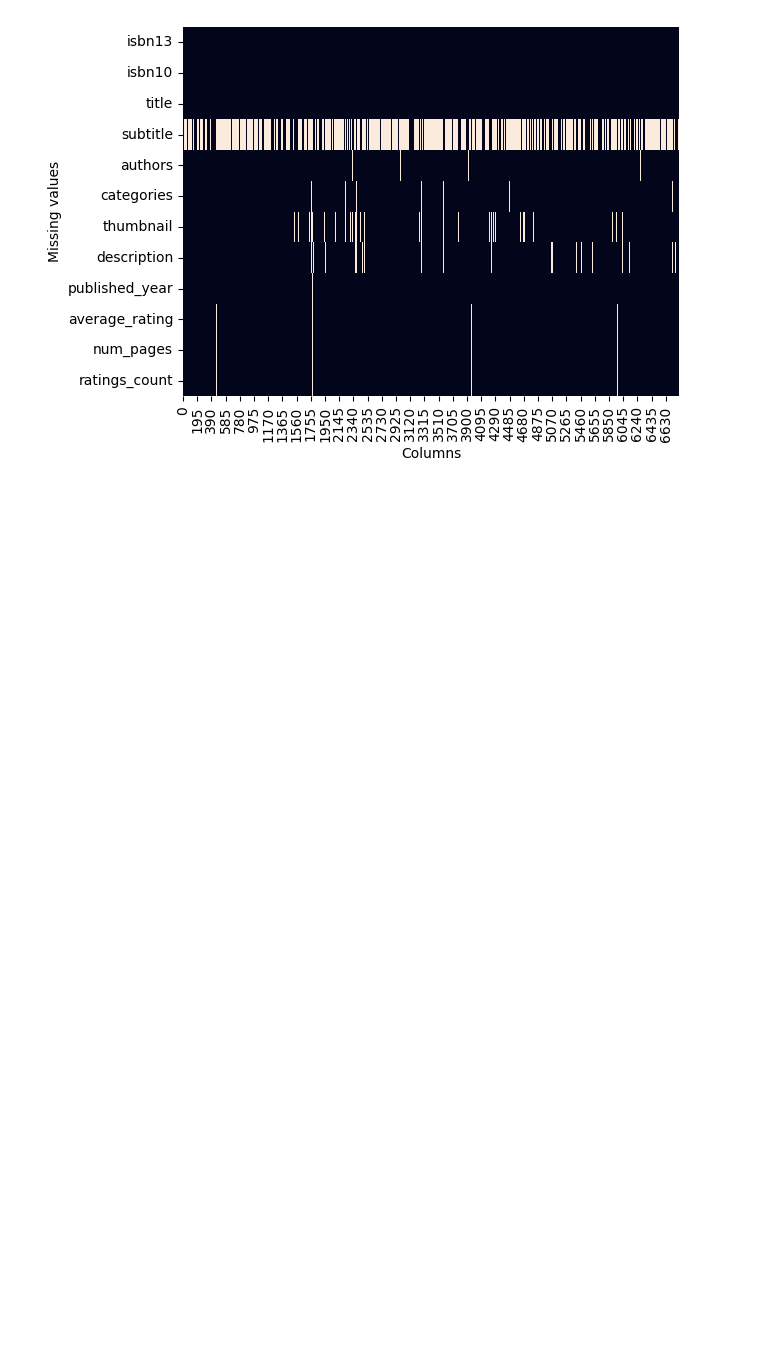
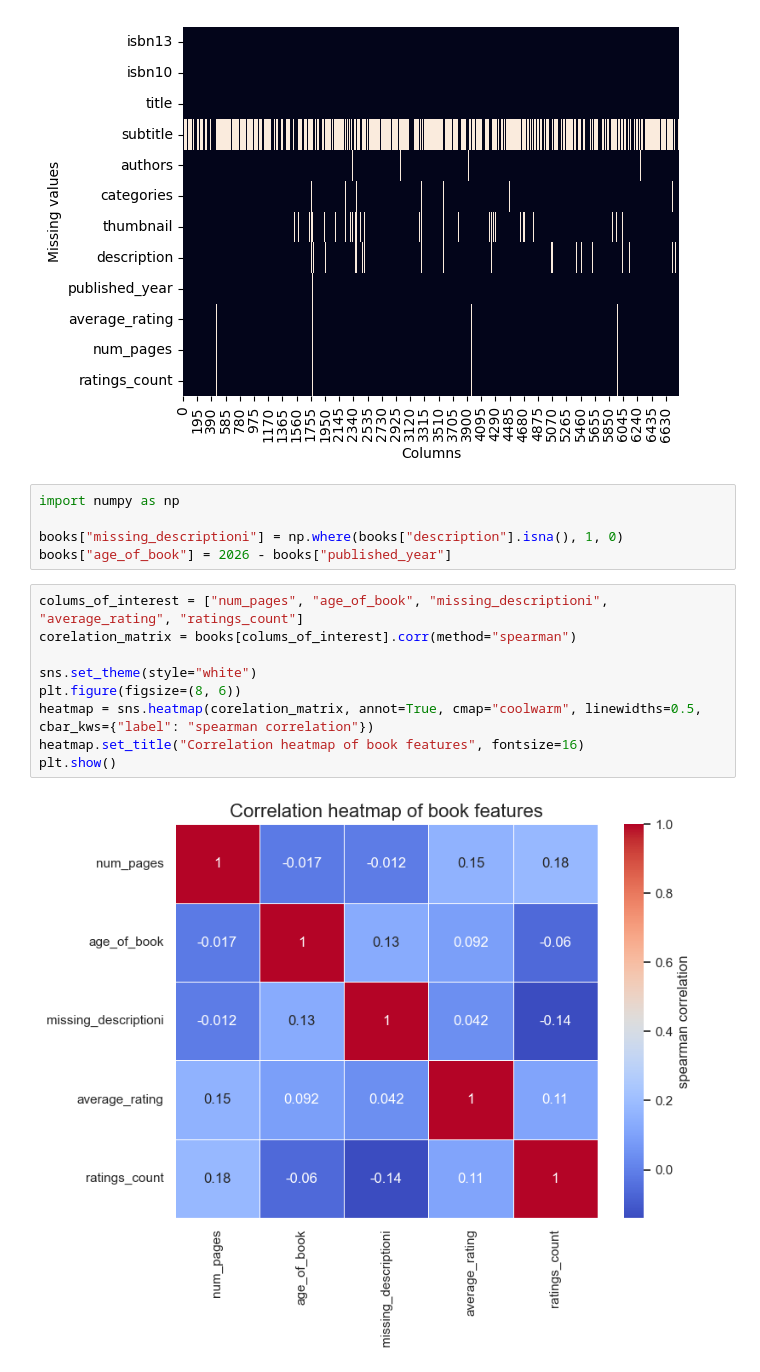
Before and after one commit to CH-RAFAY/Semantic-Book-Recommender, a Jupyter notebook: data-exploration.ipynb, the cells around one changed output. Cells and saved outputs as stored; diff of their text form; blank space fills up the shorter version.

```diff
--- a/data-exploration.ipynb
+++ b/data-exploration.ipynb
@@ -39,3 +39,19 @@ plt.ylabel("Missing values")
 plt.show()
 # %% [output]
 [figure]
+# %%
+import numpy as np
+
+books["missing_descriptioni"] = np.where(books["description"].isna(), 1, 0)
+books["age_of_book"] = 2026 - books["published_year"]
+# %%
+colums_of_interest = ["num_pages", "age_of_book", "missing_descriptioni", "average_rating", "ratings_count"]
+corelation_matrix = books[colums_of_interest].corr(method="spearman")
+
+sns.set_theme(style="white")
+plt.figure(figsize=(8, 6))
+heatmap = sns.heatmap(corelation_matrix, annot=True, cmap="coolwarm", linewidths=0.5, cbar_kws={"label": "spearman correlation"})
+heatmap.set_title("Correlation heatmap of book features", fontsize=16)
+plt.show()
+# %% [output]
+[figure, added]
```
Also changed, not shown: parts of 9 cells of this notebook.
